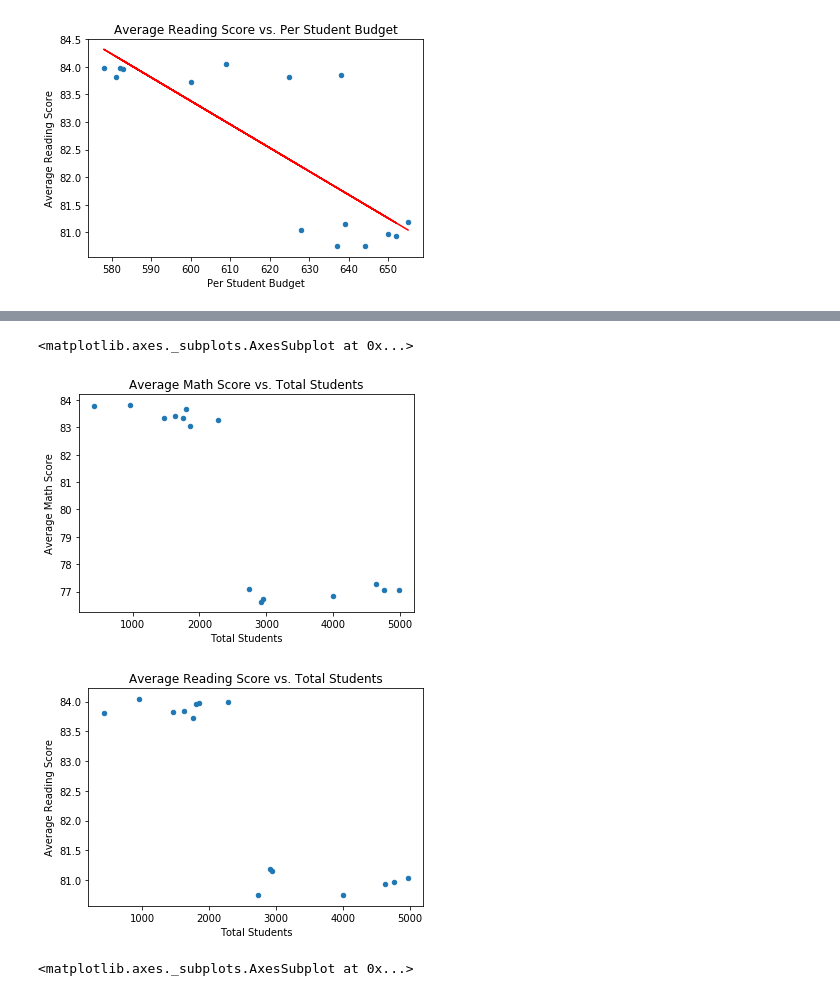
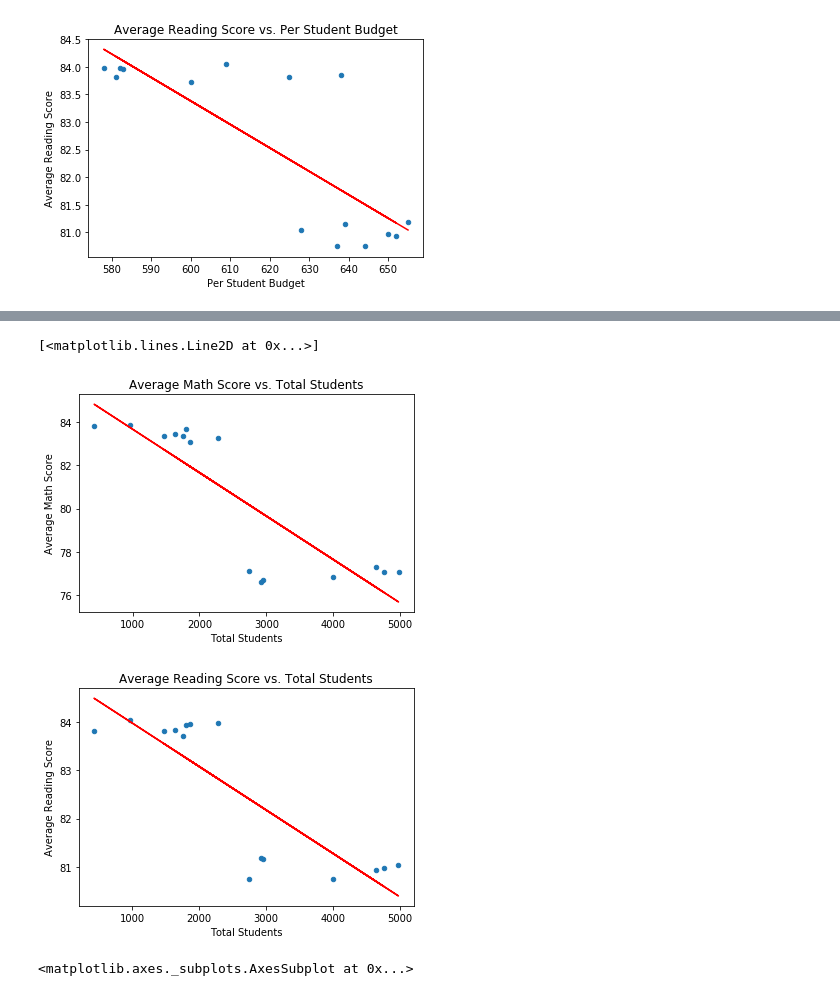
Before and after one commit to camiloibanez/School-Performance, a Jupyter notebook: PyCitySchools/PySchools.ipynb, the cells around one changed output, grey strips where cells are left out. Drawn from its saved outputs; the diff is of its cells as text; code cells hidden in the pictures.

Commit message:
annotated more lines

```diff
--- a/PyCitySchools/PySchools.ipynb
+++ b/PyCitySchools/PySchools.ipynb
@@ -219,12 +230,24 @@ School_Summary_plot.plot(kind="scatter", x="Total School Budget", y="Average Rea
 # %%
+(slope, intercept, rvalue, pvalue, stderr) = linregress(School_Summary_plot["Total Students"],
+                                                        School_Summary_plot["Average Math Score"])
+regress_values = slope*School_Summary_plot["Total Students"] + intercept
+
 School_Summary_plot.plot(kind="scatter", x="Total Students", y="Average Math Score",
                          title="Average Math Score vs. Total Students")
+plt.plot(School_Summary_plot["Total Students"], regress_values, "r-")
+
+
+(slope, intercept, rvalue, pvalue, stderr) = linregress(School_Summary_plot["Total Students"],
+                                                        School_Summary_plot["Average Reading Score"])
+regress_values = slope*School_Summary_plot["Total Students"] + intercept
+
 School_Summary_plot.plot(kind="scatter", x="Total Students", y="Average Reading Score",
                          title="Average Reading Score vs. Total Students")
+plt.plot(School_Summary_plot["Total Students"], regress_values, "r-")
 # %% [output]
-<matplotlib.axes._subplots.AxesSubplot at 0x...>
+[<matplotlib.lines.Line2D at 0x...>]
-[figure, old version]
+[figure, new version]
-[figure, old version]
+[figure, new version]
 # %%
 School_Summary_plot.plot(kind="bar", y=["Average Math Score", "Average Reading Score"],
                          title="Average Math and Reading Scores per school", ylim=(55,100))
```
Also changed, not shown: parts of 5 cells of this notebook.
